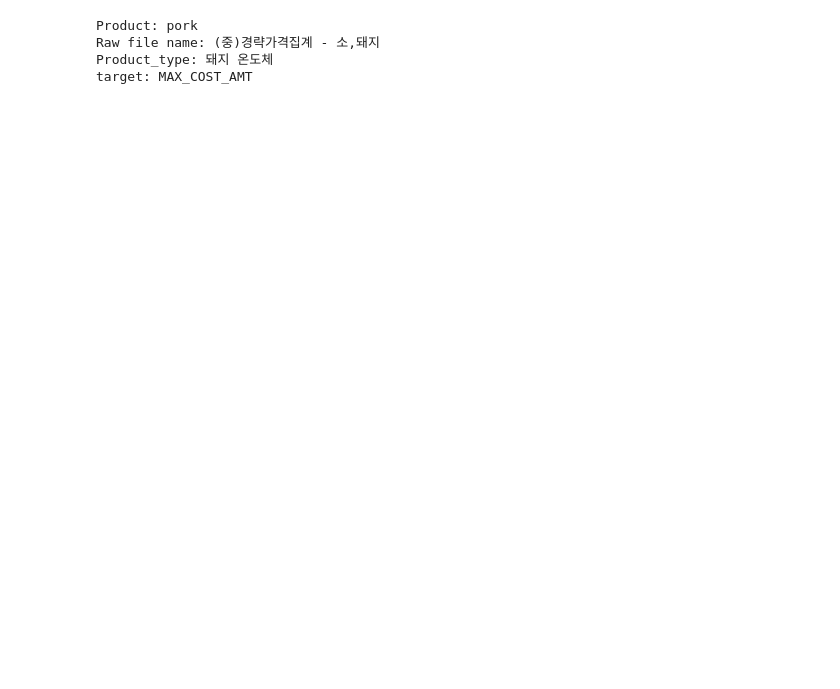
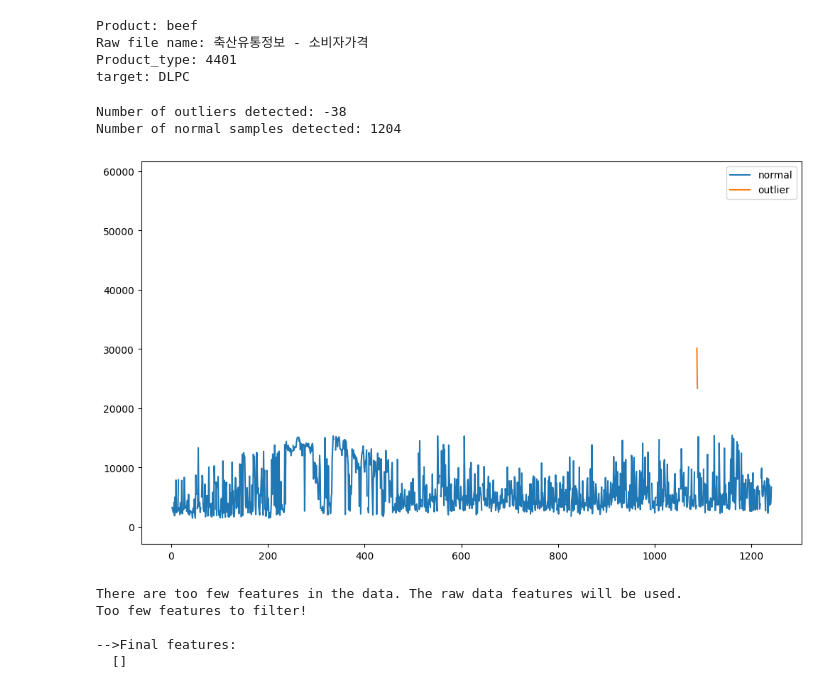
Before and after one commit to zxt000816/Agricultural-Prediction, a Jupyter notebook: Notebooks/Test_PeriodForecasting.ipynb, the cells around one changed output. Drawn from its saved outputs; the diff is of its cells as text; code cells hidden in the pictures; blank space fills up the shorter version.

```diff
--- a/Notebooks/Test_PeriodForecasting.ipynb
+++ b/Notebooks/Test_PeriodForecasting.ipynb
@@ -25,15 +27,15 @@ for product in product_object.keys():
             for target in product_object[product][raw_file_name]['targets']:
                 all_experiments.append([product, raw_file_name, product_type, target])
 # %%
-n = 0
+n = 15
 experiment = all_experiments[n]
 product, raw_file_name, product_type, target = experiment
 print(f"Product: {product}\nRaw file name: {raw_file_name}\nProduct_type: {product_type}\ntarget: {target}")
 # %% [output]
-Product: pork
-Raw file name: (중)경략가격집계 - 소,돼지
-Product_type: 돼지 온도체
-target: MAX_COST_AMT
+Product: beef
+Raw file name: 축산유통정보 - 소비자가격
+Product_type: 4401
+target: DLPC
 # %%
 df, product_and_product_type, product_attribute = dataManager(raw_file_name, product, product_type, target)
 
@@ -44,0 +44,8 @@ test_size = 0.2
+# %%
+data = df.copy()
+
+data = removeOutliers(data, 0, target)
+# %% [output]
+Number of outliers detected: -38
+Number of normal samples detected: 1204
+[figure, added]
@@ -45,3 +87,12 @@ test_size = 0.2
+# %%
+df, input_features = preprocessData(df, 'date', target, 'Day')
+test_size = 0.2
+# %% [output]
+There are too few features in the data. The raw data features will be used.
+Too few features to filter!
+
+-->Final features:
+  []
 # %%
 df = removeOutliers(df, test_size, target)
 
```
Also changed, not shown: parts of 3 cells of this notebook, 4 other files.
